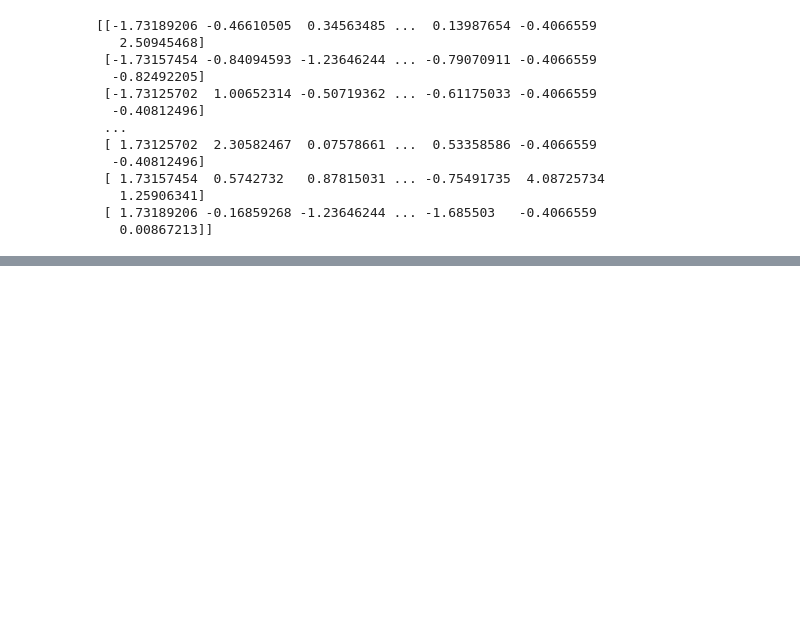
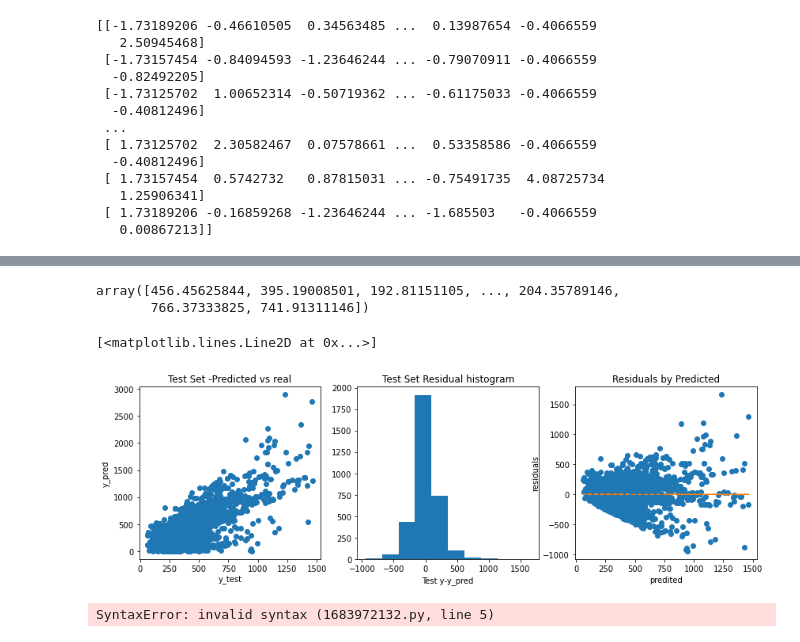
Before and after one commit to BarbaraC1983/barbaracameanlabs, a Jupyter notebook: Modelling_customer_care.ipynb, the cells around one changed output, grey strips where cells are left out. Cells and saved outputs as stored; diff of their text form; code cells hidden in the pictures; blank space fills up the shorter version.

Commit message:
modelling day 2

```diff
--- a/Modelling_customer_care.ipynb
+++ b/Modelling_customer_care.ipynb
@@ -258,0 +263,6 @@ print(X_scaled)
+# %%
+std_scaler=StandardScaler().fit(X_train)
+
+X_train_scaled=std_scaler.transform(X_train)
+# %%
+X_test_scaled=std_scaler.transform(X_test)
@@ -258,0 +291,4 @@ print(X_scaled)
+# %%
+## Apply linear regression
+model=LinearRegression()    # model
+model.fit(X_train_scaled, y_train)   # model train
@@ -258,0 +308,4 @@ print(X_scaled)
+# %%
+## Making prediction
+y_pred=model.predict(X_test_scaled)   # model prediction
+##y_pred_train=model.predict(X_train)
@@ -258,0 +327,5 @@ print(X_scaled)
+# %%
+y_pred
+# %% [output]
+array([456.45625844, 395.19008501, 192.81151105, ..., 204.35789146,
+       766.37333825, 741.91311146])
@@ -258,0 +334,25 @@ print(X_scaled)
+# %%
+# Make an scatter plot y_pred vs y
+# What kind of plot you will get if all the all the predictions are ok?
+# A stright line
+
+fig, ax = plt.subplots(1,3,figsize=(14,4))
+ax[0].plot(y_pred, y_test, 'o')
+ax[0].set_xlabel("y_test")
+ax[0].set_ylabel("y_pred")
+ax[0].set_title("Test Set -Predicted vs real")
+
+# Get a histogram of the residuals ie: y - y_pred.  Homoscdasticity
+# It resembles a normal distribution?
+ax[1].hist(y_test - y_pred)
+ax[1].set_xlabel("Test y-y_pred")
+ax[1].set_title("Test Set Residual histogram")
+
+ax[2].plot(y_pred,y_test - y_pred,"o")
+ax[2].set_xlabel("predited")
+ax[2].set_ylabel("residuals")
+ax[2].set_title("Residuals by Predicted")
+ax[2].plot(y_pred,np.zeros(len(y_pred)),linestyle='dashed')
+# %% [output]
+[<matplotlib.lines.Line2D at 0x...>]
+[figure, added]
@@ -258,0 +362,8 @@ print(X_scaled)
+# %%
+## Model Validation
+import math
+print(mse(y_test,y_pred)) ## the MSE is the average squared distance between the observed and predicted values
+print(mae(y_test,y_pred)
+print(math.sqrt(mse(y_test,y_predicted))) ### RMSE. How close a regression line is to a set of points
+# %% [output]
+SyntaxError: invalid syntax (1683972132.py, line 5)
```
Also changed, not shown: parts of 22 cells of this notebook.
